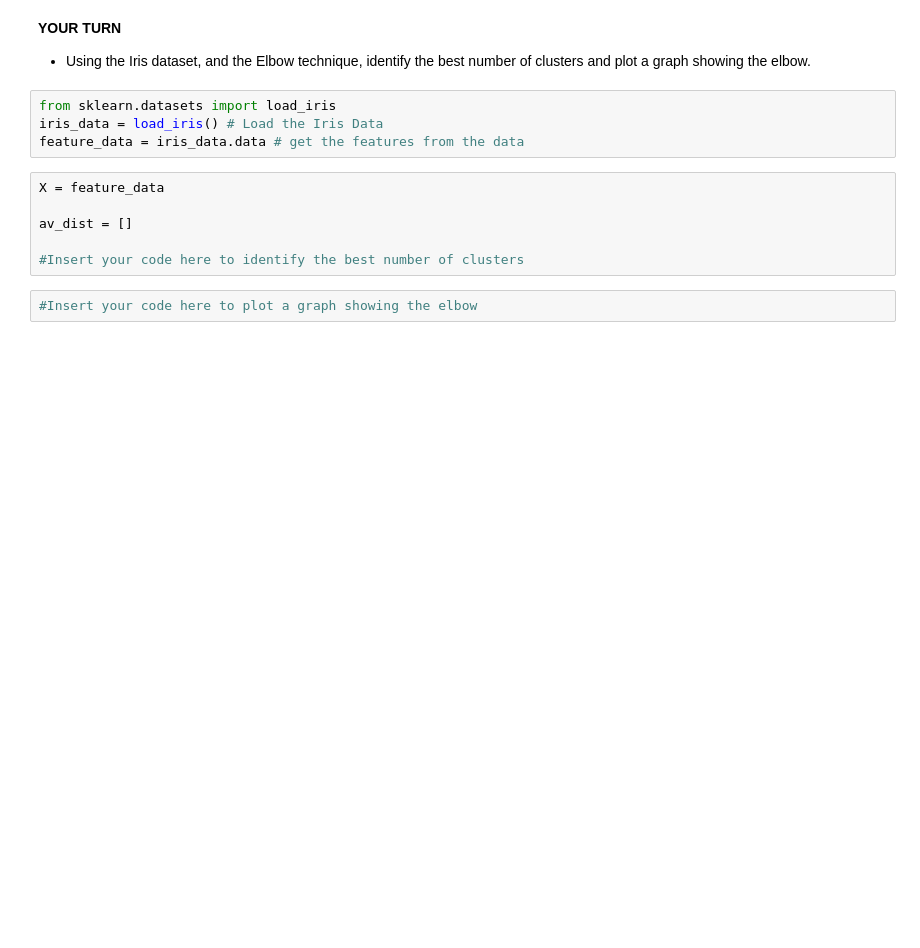
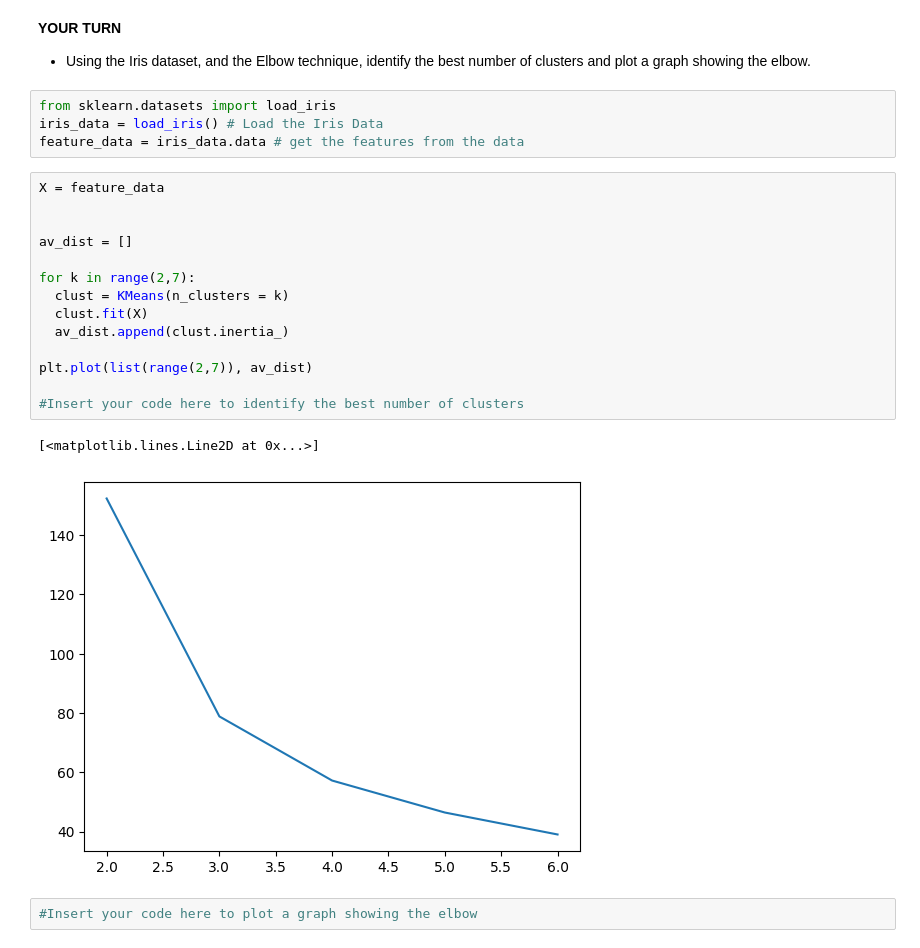
Before and after one commit to upadhyan/SUDS-2024-Bootcamp-Friday, a Jupyter notebook: Unsupervised_Learning.ipynb, the cells around one changed output. Cells and saved outputs as stored; diff of their text form; blank space fills up the shorter version.

```diff
--- a/Unsupervised_Learning.ipynb
+++ b/Unsupervised_Learning.ipynb
@@ -145,9 +163,20 @@ feature_data = iris_data.data # get the features from the data
 # %%
 X = feature_data
 
+
 av_dist = []
 
+for k in range(2,7):
+  clust = KMeans(n_clusters = k)
+  clust.fit(X)
+  av_dist.append(clust.inertia_)
+
+plt.plot(list(range(2,7)), av_dist)
+
 #Insert your code here to identify the best number of clusters
+# %% [output]
+[<matplotlib.lines.Line2D at 0x...>]
+[figure, added]
 # %%
 #Insert your code here to plot a graph showing the elbow
 # %% [markdown]
```
Also changed, not shown: parts of 20 cells of this notebook, 2 other files.
